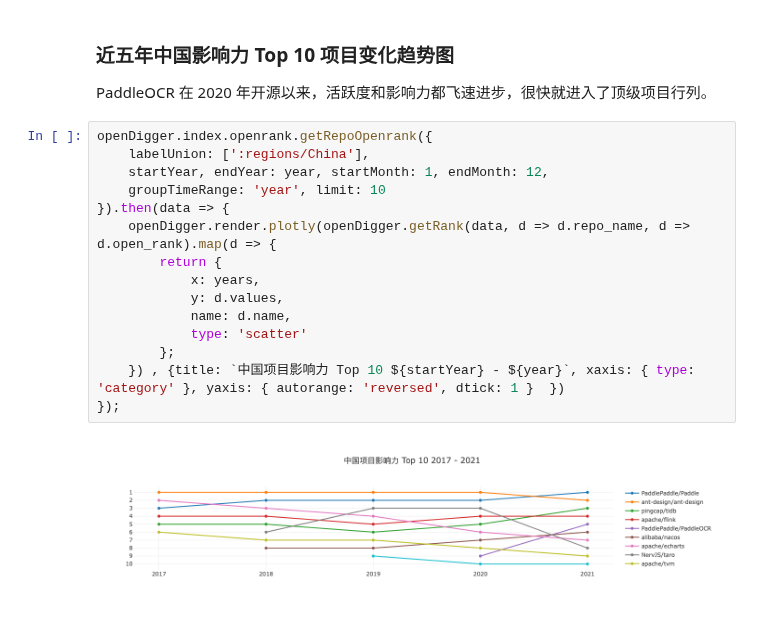
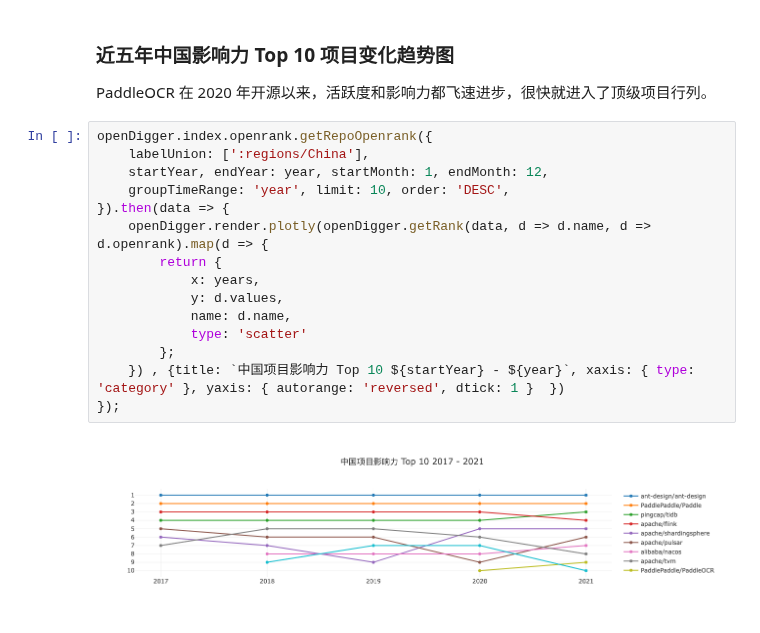
Before and after one commit to X-lab2017/open-digger, a Jupyter notebook: notebook/China_open_source_blue_paper_2022.ipynb, the cells around one changed output. Drawn from its saved outputs; the diff is of its cells as text.

```diff
--- a/notebook/China_open_source_blue_paper_2022.ipynb
+++ b/notebook/China_open_source_blue_paper_2022.ipynb
@@ -418,17 +412,17 @@ PaddleOCR 在 2020 年开源以来，活跃度和影响力都飞速进步，很
 # %%
 openDigger.index.openrank.getRepoOpenrank({
     labelUnion: [':regions/China'],
     startYear, endYear: year, startMonth: 1, endMonth: 12,
-    groupTimeRange: 'year', limit: 10
+    groupTimeRange: 'year', limit: 10, order: 'DESC',
 }).then(data => {
-    openDigger.render.plotly(openDigger.getRank(data, d => d.repo_name, d => d.open_rank).map(d => {
+    openDigger.render.plotly(openDigger.getRank(data, d => d.name, d => d.openrank).map(d => {
         return {
             x: years,
             y: d.values,
             name: d.name,
             type: 'scatter'
         };
     }) , {title: `中国项目影响力 Top 10 ${startYear} - ${year}`, xaxis: { type: 'category' }, yaxis: { autorange: 'reversed', dtick: 1 }  })
 });
 # %% [output]
-[figure, old version]
+[figure, new version]
```
Also changed, not shown: parts of 13 cells of this notebook, 18 other files.
